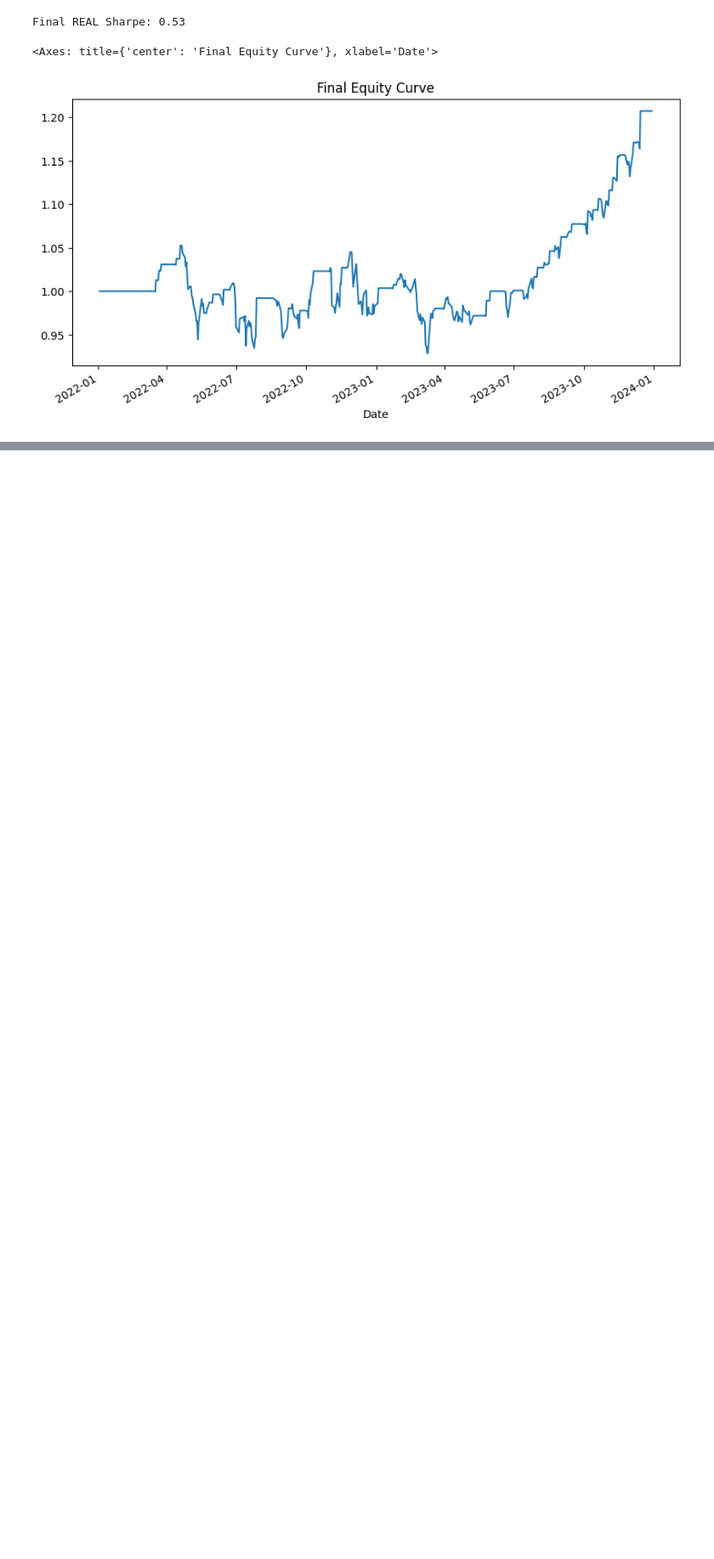
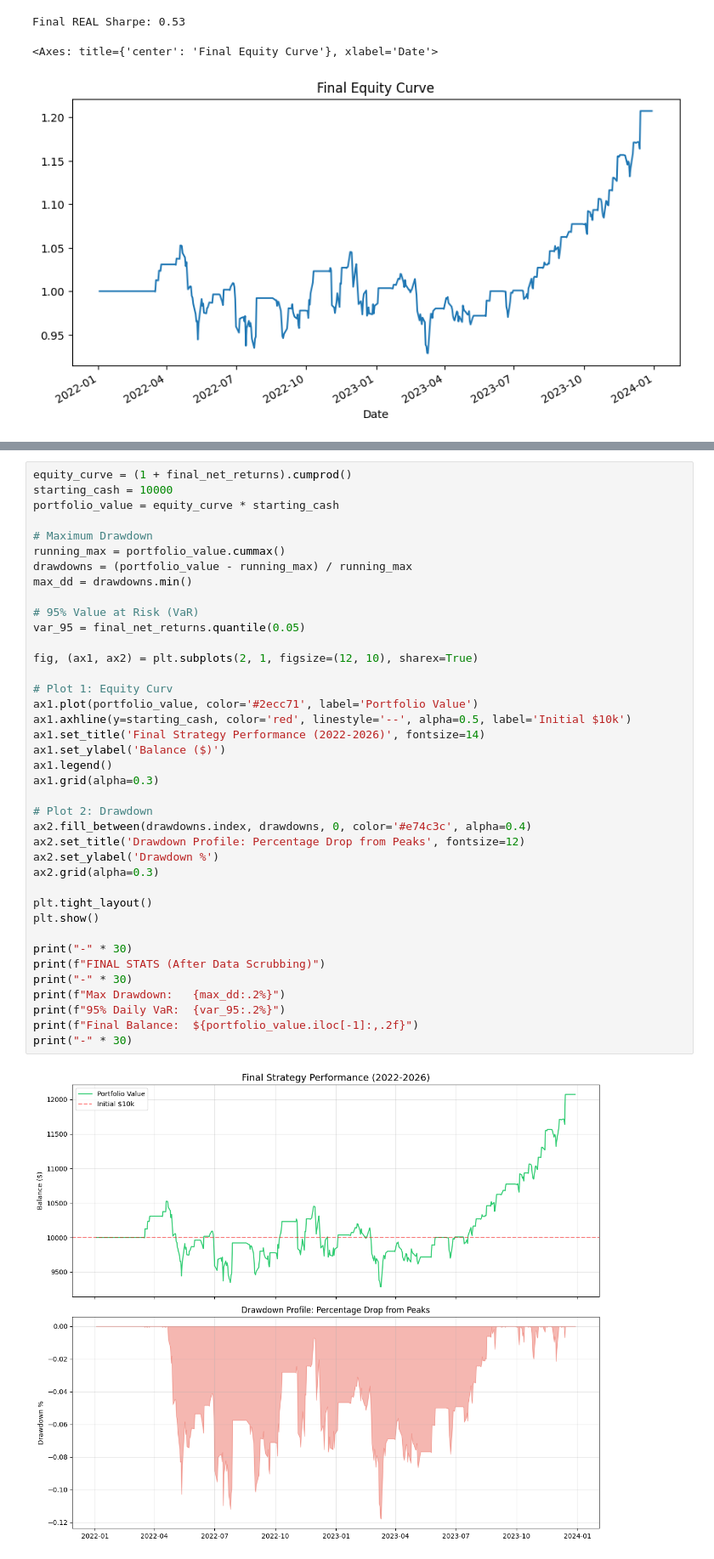
Before and after one commit to mikailrizvi/Metal-Divergence-Analysis, a Jupyter notebook: notebooks/01EA.ipynb, the cells around one changed output, grey strips where cells are left out. Shown at 85% size. Saved outputs shown, nothing was run; the diff lists cells and outputs as text; blank space fills up the shorter version.

Commit message:
fixed data integrity issue and calculated 95 percent VaR and Max Drawdown to see how results would vary with live portfolio.

```diff
--- a/notebooks/01EA.ipynb
+++ b/notebooks/01EA.ipynb
@@ -467,0 +470,41 @@ Final REAL Sharpe: 0.53
+# %%
+equity_curve = (1 + final_net_returns).cumprod()
+starting_cash = 10000
+portfolio_value = equity_curve * starting_cash
+
+# Maximum Drawdown
+running_max = portfolio_value.cummax()
+drawdowns = (portfolio_value - running_max) / running_max
+max_dd = drawdowns.min()
+
+# 95% Value at Risk (VaR)
+var_95 = final_net_returns.quantile(0.05)
+
+fig, (ax1, ax2) = plt.subplots(2, 1, figsize=(12, 10), sharex=True)
+
+# Plot 1: Equity Curv
+ax1.plot(portfolio_value, color='#2ecc71', label='Portfolio Value')
+ax1.axhline(y=starting_cash, color='red', linestyle='--', alpha=0.5, label='Initial $10k')
+ax1.set_title('Final Strategy Performance (2022-2026)', fontsize=14)
+ax1.set_ylabel('Balance ($)')
+ax1.legend()
+ax1.grid(alpha=0.3)
+
+# Plot 2: Drawdown
+ax2.fill_between(drawdowns.index, drawdowns, 0, color='#e74c3c', alpha=0.4)
+ax2.set_title('Drawdown Profile: Percentage Drop from Peaks', fontsize=12)
+ax2.set_ylabel('Drawdown %')
+ax2.grid(alpha=0.3)
+
+plt.tight_layout()
+plt.show()
+
+print("-" * 30)
+print(f"FINAL STATS (After Data Scrubbing)")
+print("-" * 30)
+print(f"Max Drawdown:   {max_dd:.2%}")
+print(f"95% Daily VaR:  {var_95:.2%}")
+print(f"Final Balance:  ${portfolio_value.iloc[-1]:,.2f}")
+print("-" * 30)
+# %% [output]
+[figure, added]
```
Also changed, not shown: parts of 2 cells of this notebook.
